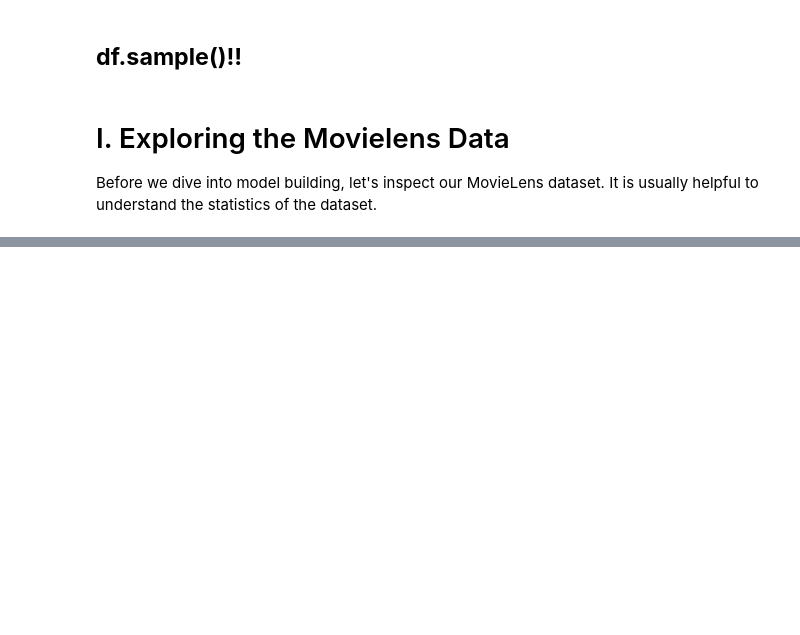
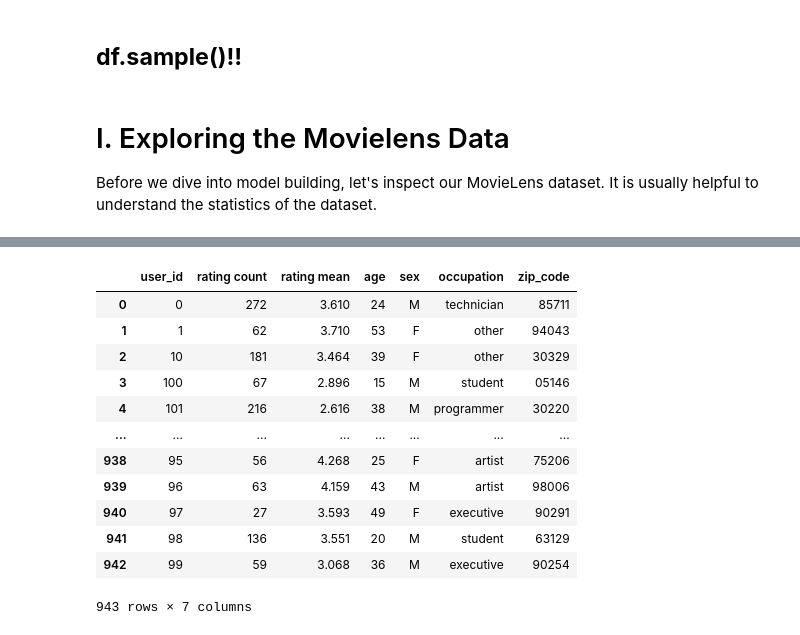
Before and after one commit to JKwanLee/recomm_practice, a Jupyter notebook: recomm_tutorial.ipynb, the cells around one changed output, grey strips where cells are left out. Cells and saved outputs as stored; diff of their text form; code cells hidden in the pictures; blank space fills up the shorter version.

```diff
--- a/recomm_tutorial.ipynb
+++ b/recomm_tutorial.ipynb
@@ -438,0 +737,24 @@ Before we dive into model building, let's inspect our MovieLens dataset. It is u
+# %%
+users_ratings = (
+    ratings
+    .groupby('user_id', as_index=False)
+    .agg({'rating': ['count', 'mean']})
+    .flatten_cols()
+    .merge(users, on='user_id')
+)
+
+users_ratings
+# %% [output]
+|  | user_id | rating count | rating mean | age | sex | occupation | zip_code |
+| 0 | 0 | 272 | 3.610 | 24 | M | technician | 85711 |
+| 1 | 1 | 62 | 3.710 | 53 | F | other | 94043 |
+| 2 | 10 | 181 | 3.464 | 39 | F | other | 30329 |
+| 3 | 100 | 67 | 2.896 | 15 | M | student | 05146 |
+| 4 | 101 | 216 | 2.616 | 38 | M | programmer | 30220 |
+| ... | ... | ... | ... | ... | ... | ... | ... |
+| 938 | 95 | 56 | 4.268 | 25 | F | artist | 75206 |
+| 939 | 96 | 63 | 4.159 | 43 | M | artist | 98006 |
+| 940 | 97 | 27 | 3.593 | 49 | F | executive | 90291 |
+| 941 | 98 | 136 | 3.551 | 20 | M | student | 63129 |
+| 942 | 99 | 59 | 3.068 | 36 | M | executive | 90254 |
+943 rows × 7 columns
```
Also changed, not shown: parts of 41 cells of this notebook.
